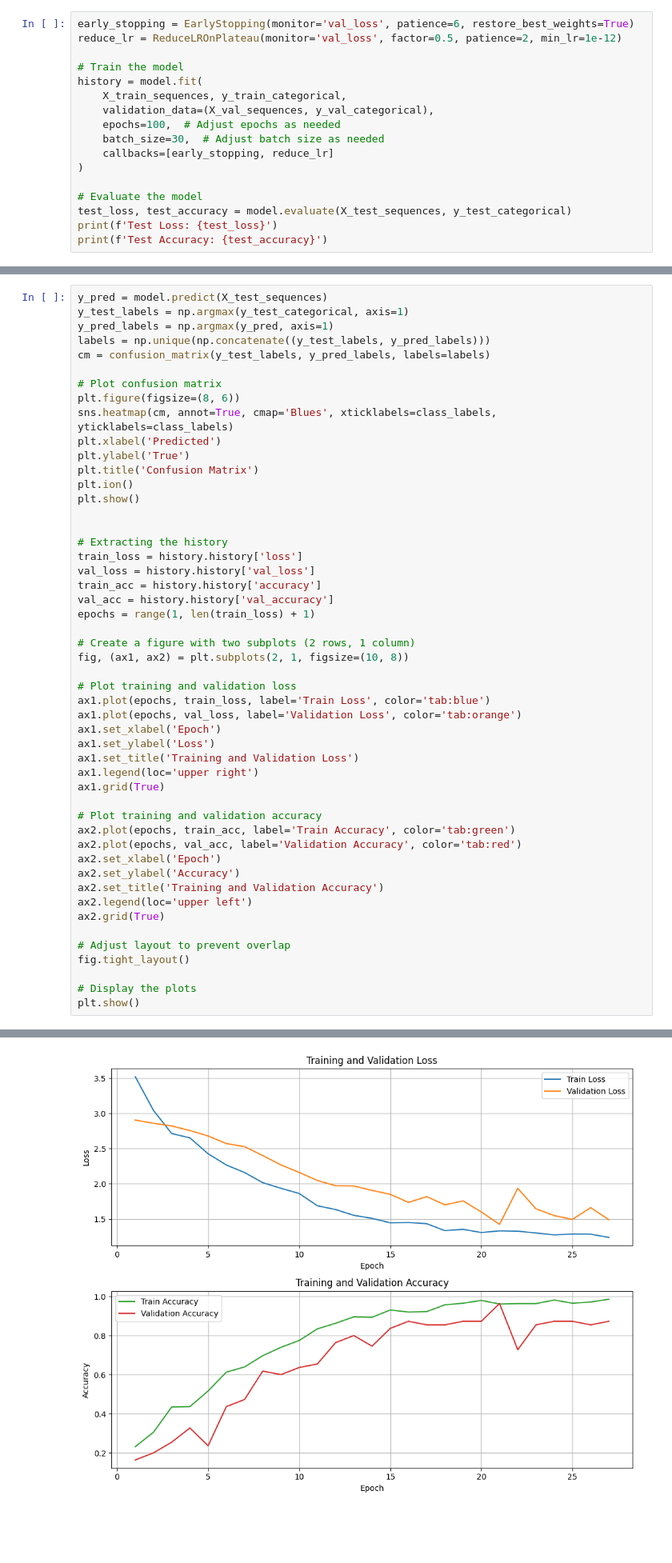
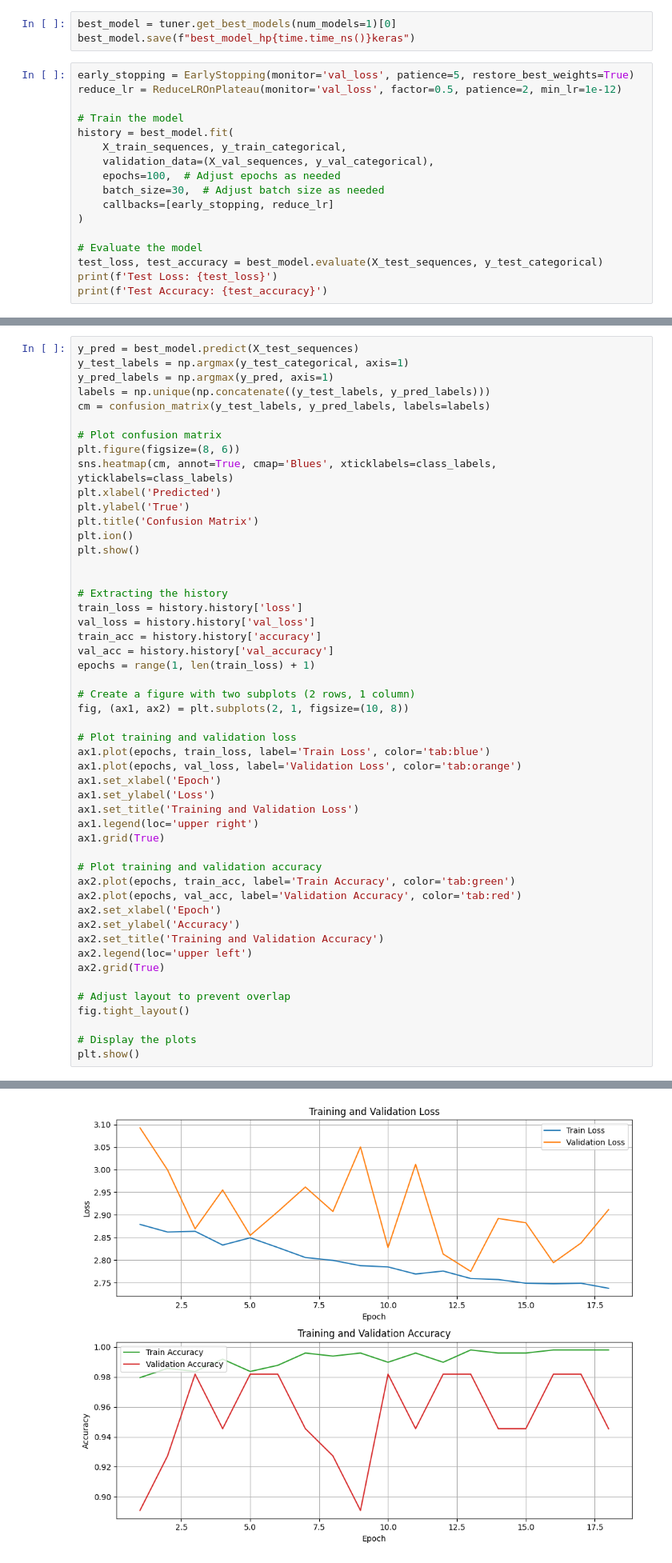
Before and after one commit to D3rrickLa/machine_learning_tfnmp, a Jupyter notebook: model/model8/model_dev_v3.ipynb, the cells around one changed output, grey strips where cells are left out. Shown at 80% size. Drawn from its saved outputs; the diff is of its cells as text; blank space fills up the shorter version.

Commit message:
model upated

```diff
--- a/model/model8/model_dev_v3.ipynb
+++ b/model/model8/model_dev_v3.ipynb
@@ -368,9 +433,12 @@ model.compile(optimizer=SGD(learning_rate=0.001, weight_decay=1e-6, momentum=0.9
+# %%
+best_model = tuner.get_best_models(num_models=1)[0]
+best_model.save(f"best_model_hp{time.time_ns()}keras")
 # %%
-early_stopping = EarlyStopping(monitor='val_loss', patience=6, restore_best_weights=True)
+early_stopping = EarlyStopping(monitor='val_loss', patience=5, restore_best_weights=True)
 reduce_lr = ReduceLROnPlateau(monitor='val_loss', factor=0.5, patience=2, min_lr=1e-12)
 
 # Train the model
-history = model.fit(
+history = best_model.fit(
     X_train_sequences, y_train_categorical,
     validation_data=(X_val_sequences, y_val_categorical),
     epochs=100,  # Adjust epochs as needed
@@ -379,7 +447,7 @@ history = model.fit(
 )
 
 # Evaluate the model
-test_loss, test_accuracy = model.evaluate(X_test_sequences, y_test_categorical)
+test_loss, test_accuracy = best_model.evaluate(X_test_sequences, y_test_categorical)
 print(f'Test Loss: {test_loss}')
 print(f'Test Accuracy: {test_accuracy}')
 # %% [output]
@@ -403,5 +474,5 @@ Test Accuracy: 0.9591836929321289
 # %%
-y_pred = model.predict(X_test_sequences)
+y_pred = best_model.predict(X_test_sequences)
 y_test_labels = np.argmax(y_test_categorical, axis=1)
 y_pred_labels = np.argmax(y_pred, axis=1)
 labels = np.unique(np.concatenate((y_test_labels, y_pred_labels)))
@@ -455,2 +526,2 @@ plt.show()
 [figure]
-[figure, old version]
+[figure, new version]
```
Also changed, not shown: parts of 7 cells of this notebook, 45 other files.
